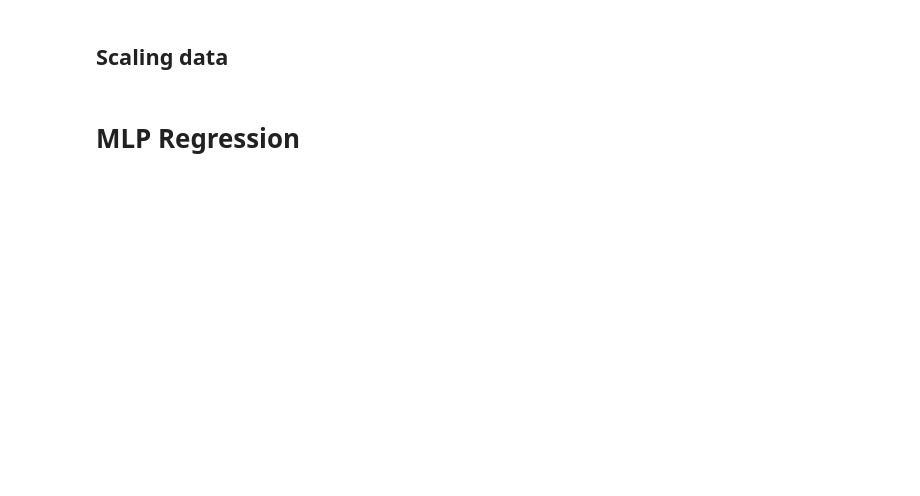
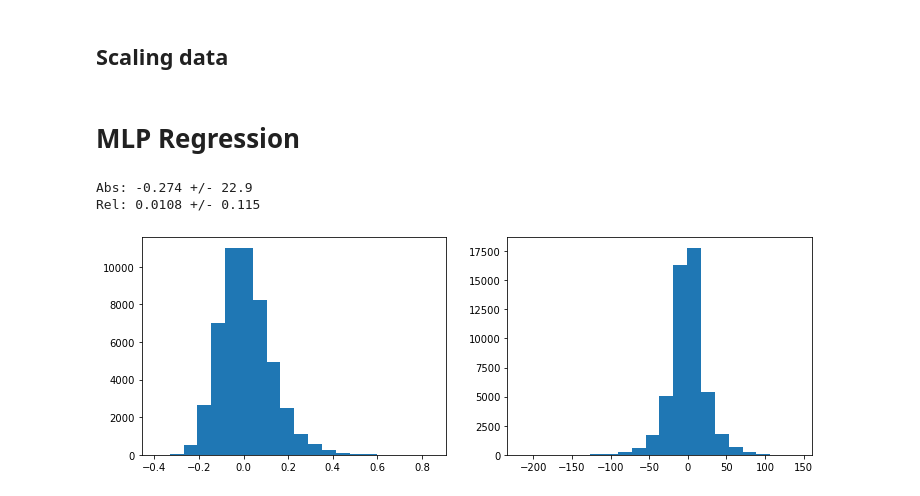
Before and after one commit to RaulRPrado/LearningDataScience, a Jupyter notebook: Simple2DRegression/Simple2DRegression.ipynb, the cells around one changed output. Saved outputs shown, nothing was run; the diff lists cells and outputs as text; code cells hidden in the pictures; blank space fills up the shorter version.

Commit message:
start scaling data

```diff
--- a/Simple2DRegression/Simple2DRegression.ipynb
+++ b/Simple2DRegression/Simple2DRegression.ipynb
@@ -46,5 +57,5 @@ def create_dataset(size):
     return df
 # %%
 # Creating dataset for plotting
-data = create_dataset(100000)
+data = create_dataset(200_000)
 data
@@ -73,7 +101,8 @@ from sklearn.preprocessing import StandardScaler
 from sklearn.metrics import r2_score
 # %%
 features = np.array(data[['x', 'y']])
-target = np.array(data[['z']]).reshape(target.size,)
+target = np.array(data[['z']])
+target = np.ravel(target)
 features_train, features_test, target_train, target_test = train_test_split(
     features,
     target,
@@ -81,7 +110,7 @@ features_train, features_test, target_train, target_test = train_test_split(
 )
 # %%
 reg = MLPRegressor(
-    hidden_layer_sizes=(3, 3),
+    hidden_layer_sizes=(6, 6),
     activation="relu",
     random_state=1,
     max_iter=2000
@@ -91,9 +120,21 @@ pred_test = reg.predict(features_test)
 # %%
 abs_deviation = (pred_test - target_test)
 rel_deviation = abs_deviation / target_test
 
 fig, (ax1, ax2) = plt.subplots(1, 2, figsize=(12, 4))
 ax1.hist(rel_deviation, bins=20)
 ax2.hist(abs_deviation, bins=20)
+
+mean_abs = np.mean(abs_deviation)
+std_abs = np.std(abs_deviation)
+print('Abs: {:.3} +/- {:.3}'.format(mean_abs, std_abs))
+
+mean_rel = np.mean(rel_deviation)
+std_rel = np.std(rel_deviation)
+print('Rel: {:.3} +/- {:.3}'.format(mean_rel, std_rel))
+# %% [output]
+Abs: -0.274 +/- 22.9
+Rel: 0.0108 +/- 0.115
+[figure, added]
 # %%
 fig, ((ax1, ax2), (ax3, ax4)) = plt.subplots(2, 2, figsize=(12, 8))
```
Also changed, not shown: parts of 7 cells of this notebook.
